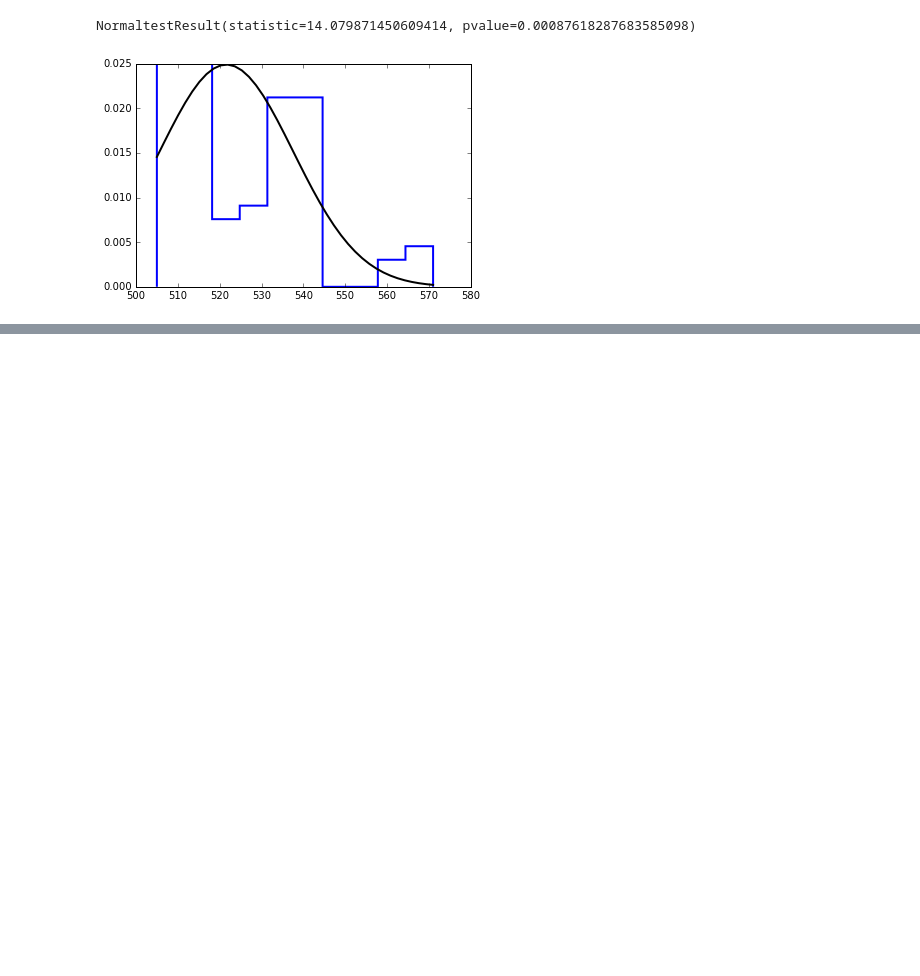
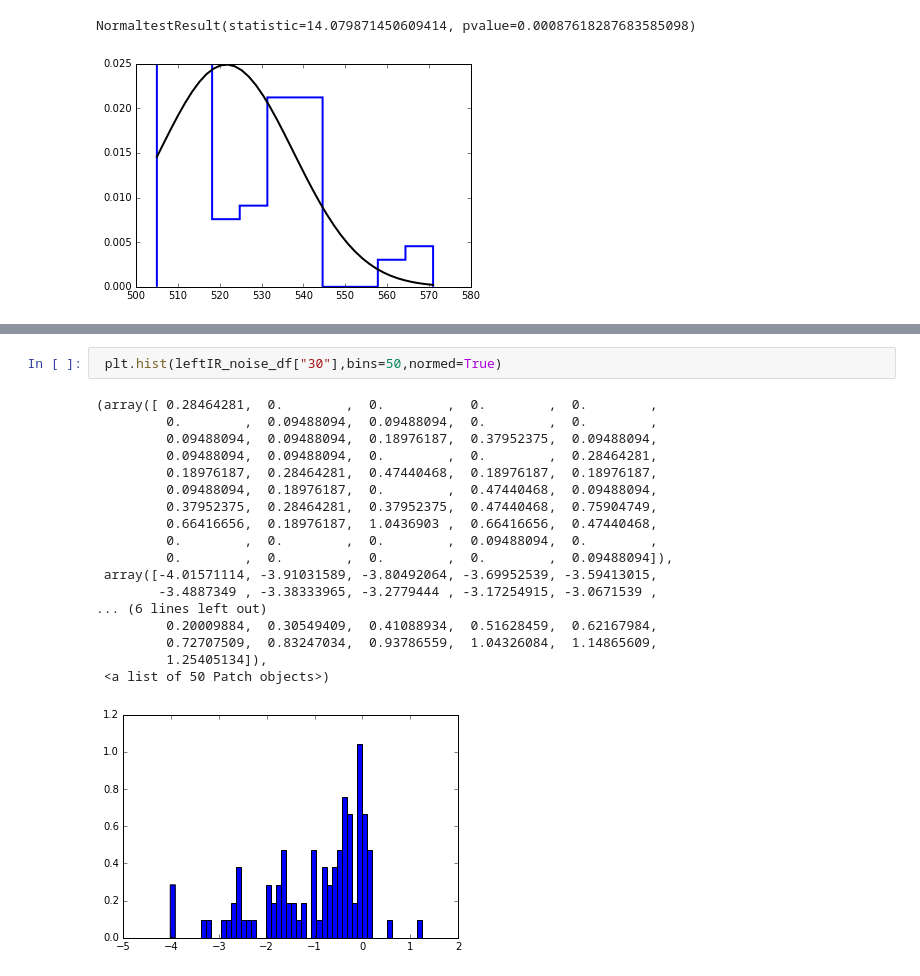
Before and after one commit to a-pradhan/SensorOutputAnalysis, a Jupyter notebook: Sensor Noise Analysis.ipynb, the cells around one changed output, grey strips where cells are left out. Cells and saved outputs as stored; diff of their text form; blank space fills up the shorter version.

```diff
--- a/Sensor Noise Analysis.ipynb
+++ b/Sensor Noise Analysis.ipynb
@@ -70,0 +114,21 @@ NormaltestResult(statistic=14.079871450609414, pvalue=0.00087618287683585098)
+# %%
+ plt.hist(leftIR_noise_df["30"],bins=50,normed=True)
+# %% [output]
+(array([ 0.28464281,  0.        ,  0.        ,  0.        ,  0.        ,
+         0.        ,  0.09488094,  0.09488094,  0.        ,  0.        ,
+         0.09488094,  0.09488094,  0.18976187,  0.37952375,  0.09488094,
+         0.09488094,  0.09488094,  0.        ,  0.        ,  0.28464281,
+         0.18976187,  0.28464281,  0.47440468,  0.18976187,  0.18976187,
+         0.09488094,  0.18976187,  0.        ,  0.47440468,  0.09488094,
+         0.37952375,  0.28464281,  0.37952375,  0.47440468,  0.75904749,
+         0.66416656,  0.18976187,  1.0436903 ,  0.66416656,  0.47440468,
+         0.        ,  0.        ,  0.        ,  0.09488094,  0.        ,
+         0.        ,  0.        ,  0.        ,  0.        ,  0.09488094]),
+ array([-4.01571114, -3.91031589, -3.80492064, -3.69952539, -3.59413015,
+        -3.4887349 , -3.38333965, -3.2779444 , -3.17254915, -3.0671539 ,
+... (6 lines left out)
+         0.20009884,  0.30549409,  0.41088934,  0.51628459,  0.62167984,
+         0.72707509,  0.83247034,  0.93786559,  1.04326084,  1.14865609,
+         1.25405134]),
+ <a list of 50 Patch objects>)
+[figure, added]
```
Also changed, not shown: parts of 19 cells of this notebook, 2 other files.
